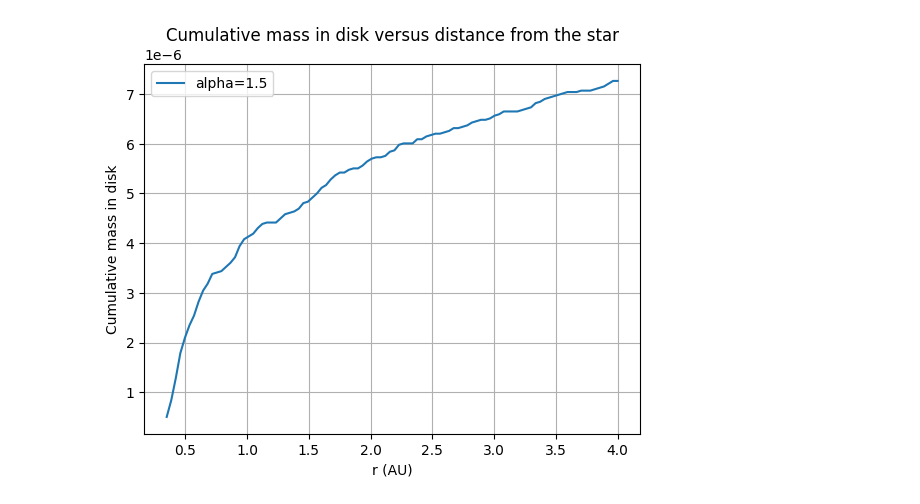
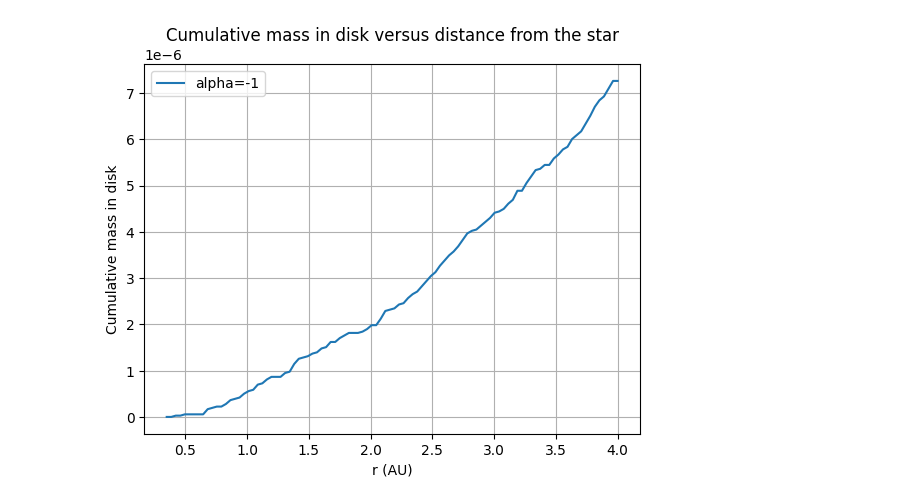
Before and after one commit to haniyehtajer/planetgarten, a Jupyter notebook: initial_disk_setup/disk_surface_density.ipynb, the cells around one changed output. Saved outputs shown, nothing was run; the diff lists cells and outputs as text; code cells hidden in the pictures.

```diff
--- a/initial_disk_setup/disk_surface_density.ipynb
+++ b/initial_disk_setup/disk_surface_density.ipynb
@@ -27,19 +31,27 @@ semis = abld.inverse_cdf(1.5, n_pl, a_min, a_max)
+# %%
+alpha = -1
+semis_pl = abld.inverse_cdf(alpha, n_pl, a_min, a_max)
+semis_emb = abld.inverse_cdf(alpha, n_emb, a_min, a_max)
+filename_pl = f"a_{int(alpha*10)}_pl.txt"
+filename_emb = f"a_{int(alpha*10)}_emb.txt"
+np.savetxt(filename_pl, semis_pl)
+np.savetxt(filename_emb, semis_emb)
 # %%
-dm, cum_m, dsigma = abld.disk_mass_check(semis, m_pl, n_pl, n_steps, a_min, a_max)
+dm, cum_m, dsigma = abld.disk_mass_check(semis_pl, m_pl, n_pl, n_steps, a_min, a_max)
 # %%
 r = np.linspace(a_min,a_max,n_steps)
 
-plt.plot(r,cum_m, label = 'alpha=1.5')
+plt.plot(r,cum_m, label = f'alpha={alpha}')
 
 plt.xlabel('r (AU)')
 plt.ylabel('Cumulative mass in disk')
 
 plt.title('Cumulative mass in disk versus distance from the star')
 plt.legend()
 plt.grid(True)
 plt.show()
 # %% [output]
-[figure, old version]
+[figure, new version]
 # %%
 powers = [0.25, 0.5, 1, 1.25, 1.5, 2]
 r = np.linspace(a_min,a_max,n_steps)
```
Also changed, not shown: parts of 12 cells of this notebook, 3 other files.
